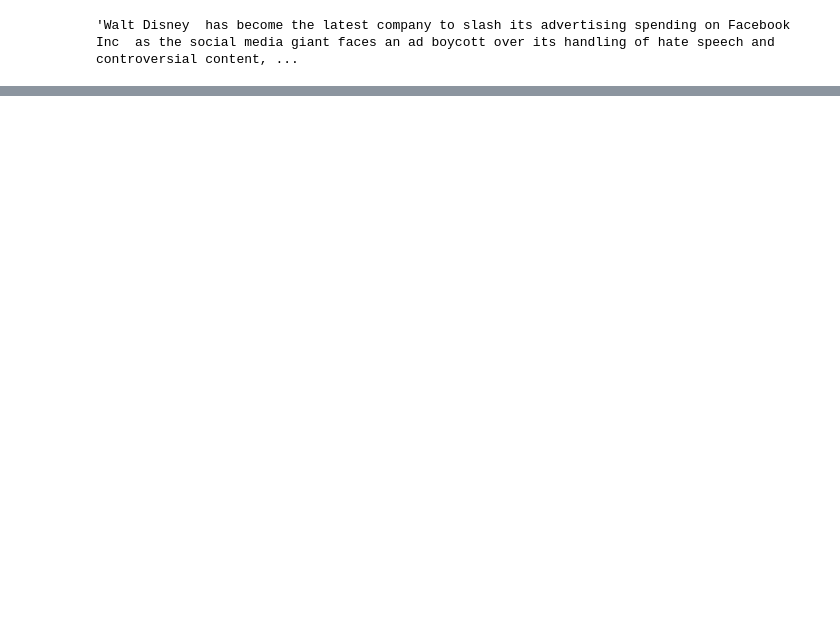
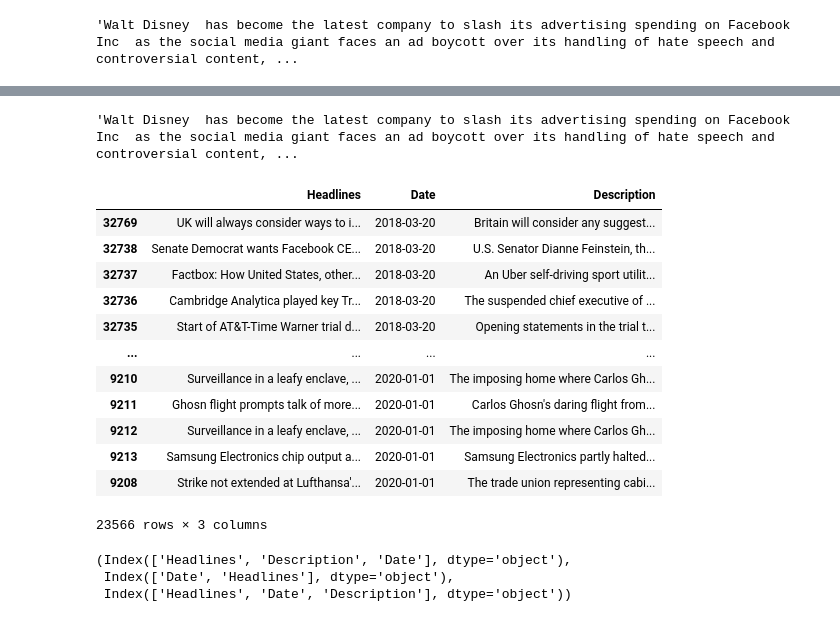
Before and after one commit to Mildsauce9/Stock-data-retrieval, a Jupyter notebook: load_news.ipynb, the cells around one changed output, grey strips where cells are left out. Saved outputs shown, nothing was run; the diff lists cells and outputs as text; code cells hidden in the pictures; blank space fills up the shorter version.

```diff
--- a/load_news.ipynb
+++ b/load_news.ipynb
@@ -394,0 +422,31 @@ df_reuters['Description'][1]
+# %%
+from tqdm import tqdm
+for i in tqdm(range(len(df_reuters))):
+    df_reuters['Description'][i] = df_reuters['Description'][i].replace('\n', ' ')
+df_reuters.head()
+df_reuters['Description'][1]
+# %% [output]
+'Walt Disney  has become the latest company to slash its advertising spending on Facebook Inc  as the social media giant faces an ad boycott over its handling of hate speech and controversial content, ...
+# %%
+df_reuters = df_reuters[((df_reuters['Date'] >= '2015-01-01') & (df_reuters['Date'] <= '2020-01-01'))]
+df_reuters
+# %% [output]
+|  | Headlines | Date | Description |
+| 32769 | UK will always consider ways to i... | 2018-03-20 | Britain will consider any suggest... |
+| 32738 | Senate Democrat wants Facebook CE... | 2018-03-20 | U.S. Senator Dianne Feinstein, th... |
+| 32737 | Factbox: How United States, other... | 2018-03-20 | An Uber self-driving sport utilit... |
+| 32736 | Cambridge Analytica played key Tr... | 2018-03-20 | The suspended chief executive of ... |
+| 32735 | Start of AT&T-Time Warner trial d... | 2018-03-20 | Opening statements in the trial t... |
+| ... | ... | ... | ... |
+| 9210 | Surveillance in a leafy enclave, ... | 2020-01-01 | The imposing home where Carlos Gh... |
+| 9211 | Ghosn flight prompts talk of more... | 2020-01-01 | Carlos Ghosn's daring flight from... |
+| 9212 | Surveillance in a leafy enclave, ... | 2020-01-01 | The imposing home where Carlos Gh... |
+| 9213 | Samsung Electronics chip output a... | 2020-01-01 | Samsung Electronics partly halted... |
+| 9208 | Strike not extended at Lufthansa'... | 2020-01-01 | The trade union representing cabi... |
+23566 rows × 3 columns
+# %%
+df_cnbc.columns, df_gaurdian.columns, df_reuters.columns
+# %% [output]
+(Index(['Headlines', 'Description', 'Date'], dtype='object'),
+ Index(['Date', 'Headlines'], dtype='object'),
+ Index(['Headlines', 'Date', 'Description'], dtype='object'))
```
Also changed, not shown: parts of 14 cells of this notebook, 4 other files.
